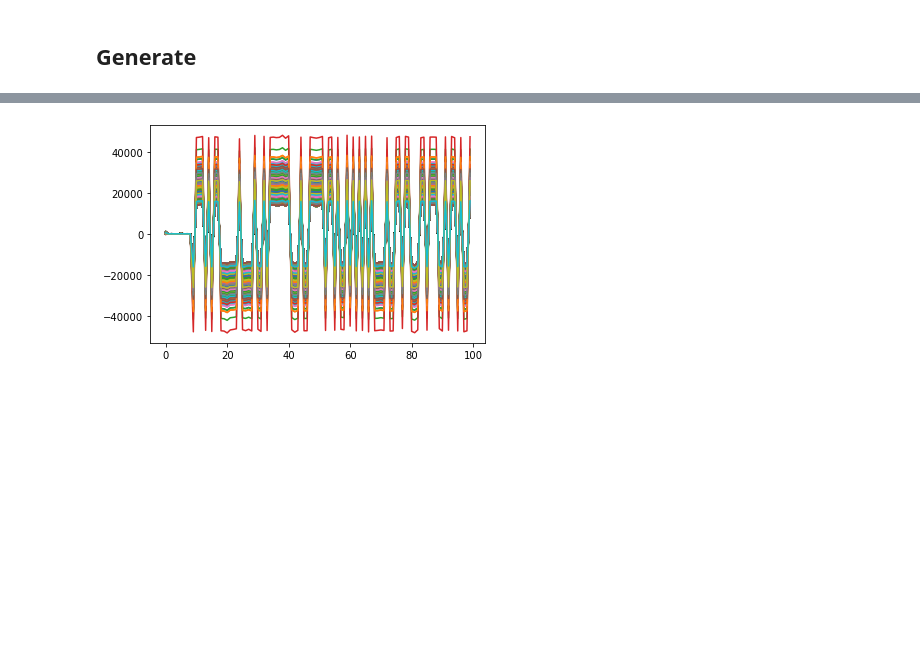
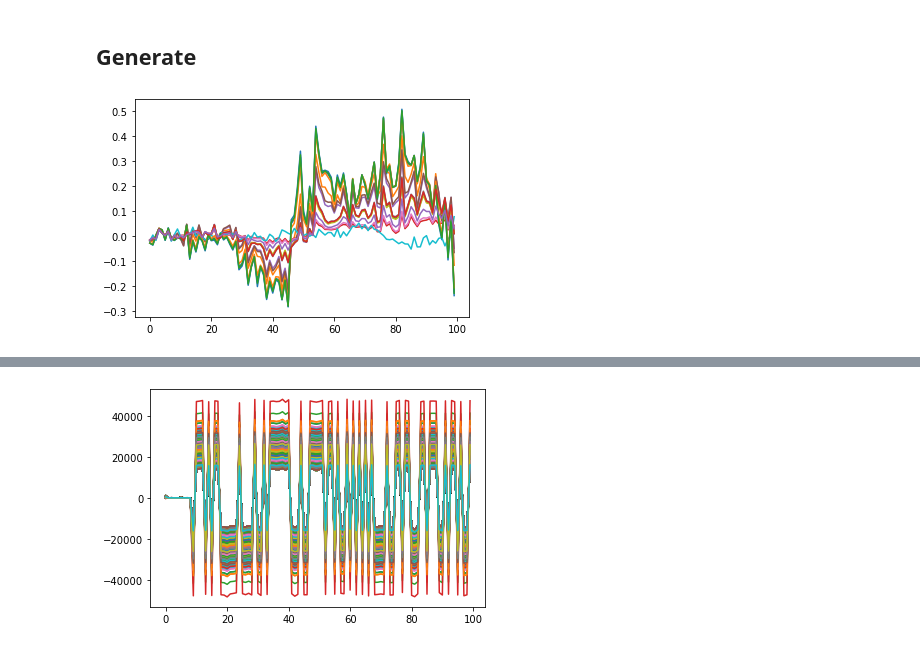
Before and after one commit to MaxGniluynehc/STAT906-Project, a Jupyter notebook: final_project_stat906.ipynb, the cells around one changed output, grey strips where cells are left out. Drawn from its saved outputs; the diff is of its cells as text; code cells hidden in the pictures; blank space fills up the shorter version.

```diff
--- a/final_project_stat906.ipynb
+++ b/final_project_stat906.ipynb
@@ -84,17 +95,13 @@ tensor([1, 1])
 import torch.optim as optim
 from tqdm import tqdm
 
-generator = Generator(noise_size=noise_size,
-                      pnl_size=pnl_size,market_size=batch_size
-                     ).to(device)
-
 train = True
 # batch*pnl
-trade_strategy_1 = TradingStrategy("buy-hold",10,(0,0),(1e-2,1e-2))
-trade_strategy_2 = TradingStrategy("MA",10,(0,0),(1e-2,1e-2))
-trade_strategy_3 = TradingStrategy("MOM",10,(0,0),(1e-2,1e-2))
+signal = 4e-3
+trade_strategy_1 = TradingStrategy("buy-hold",10,(0,0),(signal,signal))
+trade_strategy_2 = TradingStrategy("MA",10,(0,0),(signal,signal))
+trade_strategy_3 = TradingStrategy("MOM",10,(0,0),(signal,signal))
 if train:
-    discriminator = Discriminator(pnl_size=pnl_size).to(device)
     disc_optimizer = optim.Adam(discriminator.parameters(), lr=lr)
     scheduler_disc = torch.optim.lr_scheduler.CosineAnnealingLR(disc_optimizer, T_max=1000, eta_min=0)
     gen_optimizer = optim.Adam(generator.parameters(), lr=lr)
@@ -115,6 +122,7 @@ if train:
 #             print(idx,epoch)
             if True: #(idx<=10 and epoch ==0):
                 discriminator.zero_grad()
+#                 print(data)
                 ps_real = data#.permute(0,2,1).squeeze(-1)
     #             score_real = data[-1].reshape(batch_size,-1)
 
@@ -158,7 +166,7 @@ if train:
 #                 dp.data.clamp_(-clip, clip)
 
             if True: #not (idx<=10 and epoch ==0):# or idx % 2 == 0:
-                for i in range(1):
+                for i in range(2):
                     generator.zero_grad()
                     discriminator.zero_grad()
                     ps_fake = generator(mean=0, std=1).reshape(batch_size,-1)
@@ -256,3 +311,11 @@ Generator(
 )
 # %% [markdown]
 ## Generate
+# %%
+for _ in range(100):
+    ps_fake = generator(mean=0, std=1).reshape(batch_size,-1).detach().cpu()
+    for i in range(len(ps_fake)):
+        if  min(ps_fake[i])<-0.05 and min(ps_fake[i])>-1:
+            plt.plot(list(range(100)),ps_fake[i]/2)
+# %% [output]
+[figure, added]
```
Also changed, not shown: parts of 7 cells of this notebook, 1 other file.
